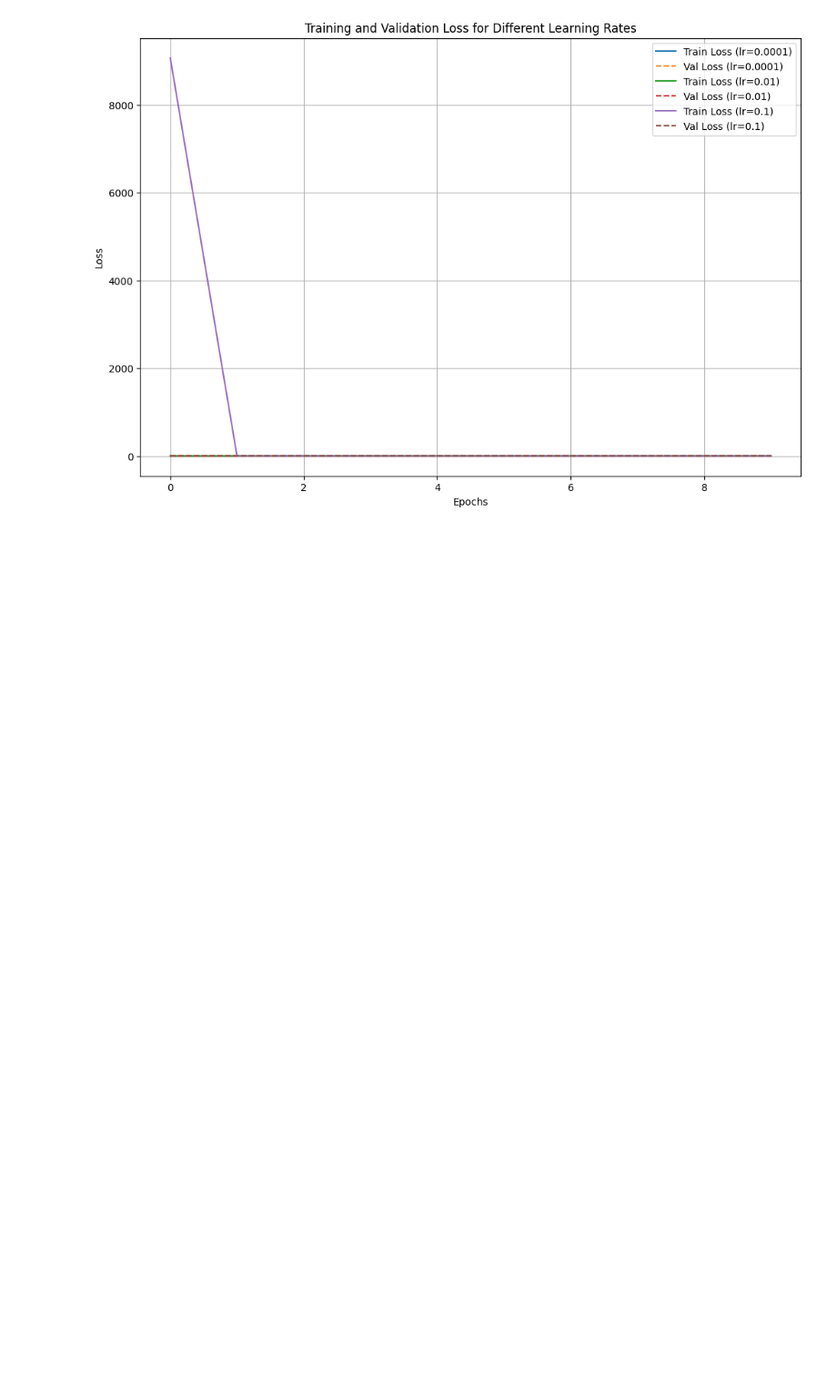
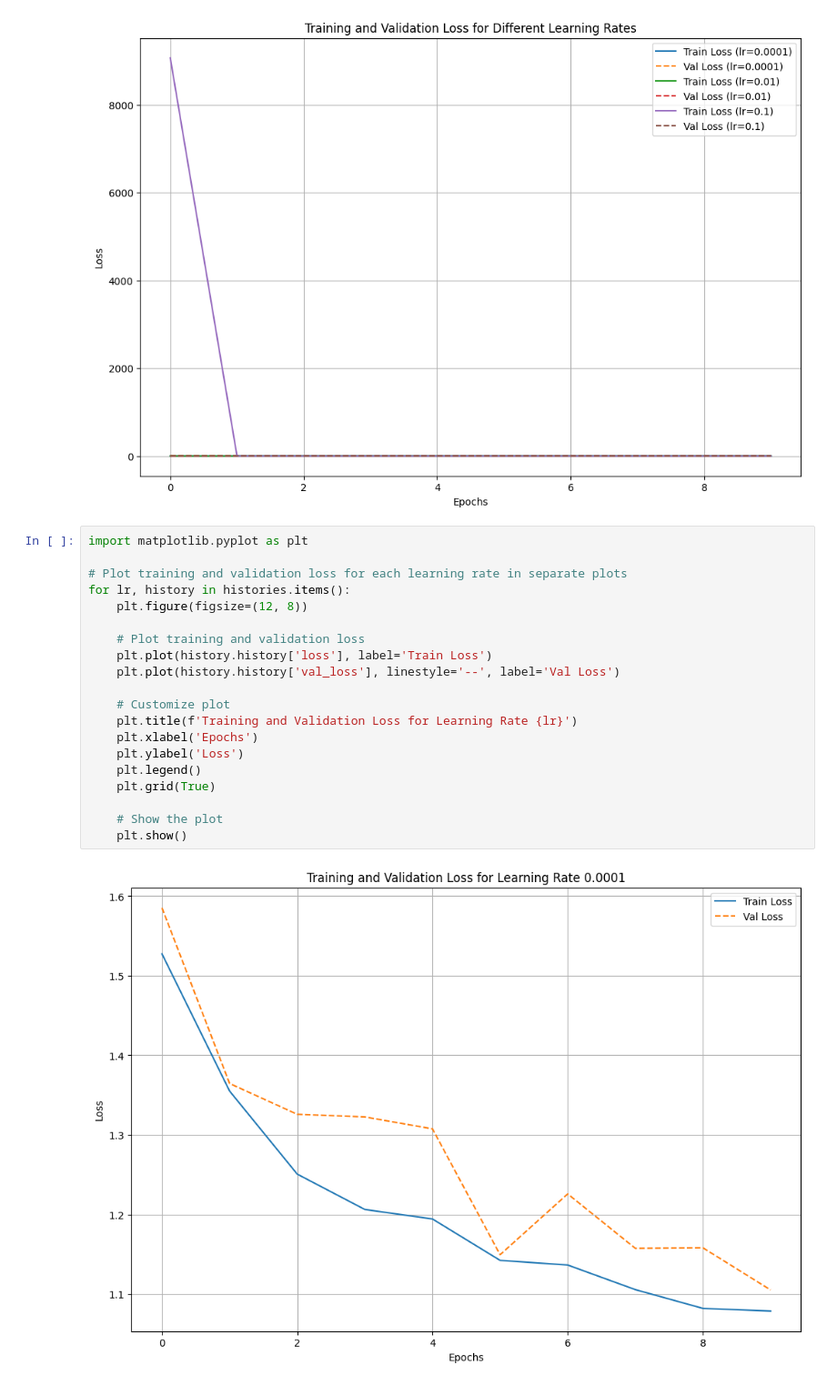
Before and after one commit to InduwaraGayashan001/EN3150-Assignment-03-CNN, a Jupyter notebook: Assignment _03_Neural_Nexus.ipynb, the cells around one changed output. Shown at 91% size. Cells and saved outputs as stored; diff of their text form; blank space fills up the shorter version.

```diff
--- a/Assignment _03_Neural_Nexus.ipynb
+++ b/Assignment _03_Neural_Nexus.ipynb
@@ -410,3 +410,25 @@ Epoch 9/10
 Epoch 10/10
 171/171 [==============================] - 365s 2s/step - loss: 1.3417 - accuracy: 0.4832 - val_loss: 1.3487 - val_accuracy: 0.4833
 [figure]
+# %%
+import matplotlib.pyplot as plt
+
+# Plot training and validation loss for each learning rate in separate plots
+for lr, history in histories.items():
+    plt.figure(figsize=(12, 8))
+
+    # Plot training and validation loss
+    plt.plot(history.history['loss'], label='Train Loss')
+    plt.plot(history.history['val_loss'], linestyle='--', label='Val Loss')
+
+    # Customize plot
+    plt.title(f'Training and Validation Loss for Learning Rate {lr}')
+    plt.xlabel('Epochs')
+    plt.ylabel('Loss')
+    plt.legend()
+    plt.grid(True)
+
+    # Show the plot
+    plt.show()
+# %% [output]
+[figure, added]
```
Also changed, not shown: parts of 2 cells of this notebook.
